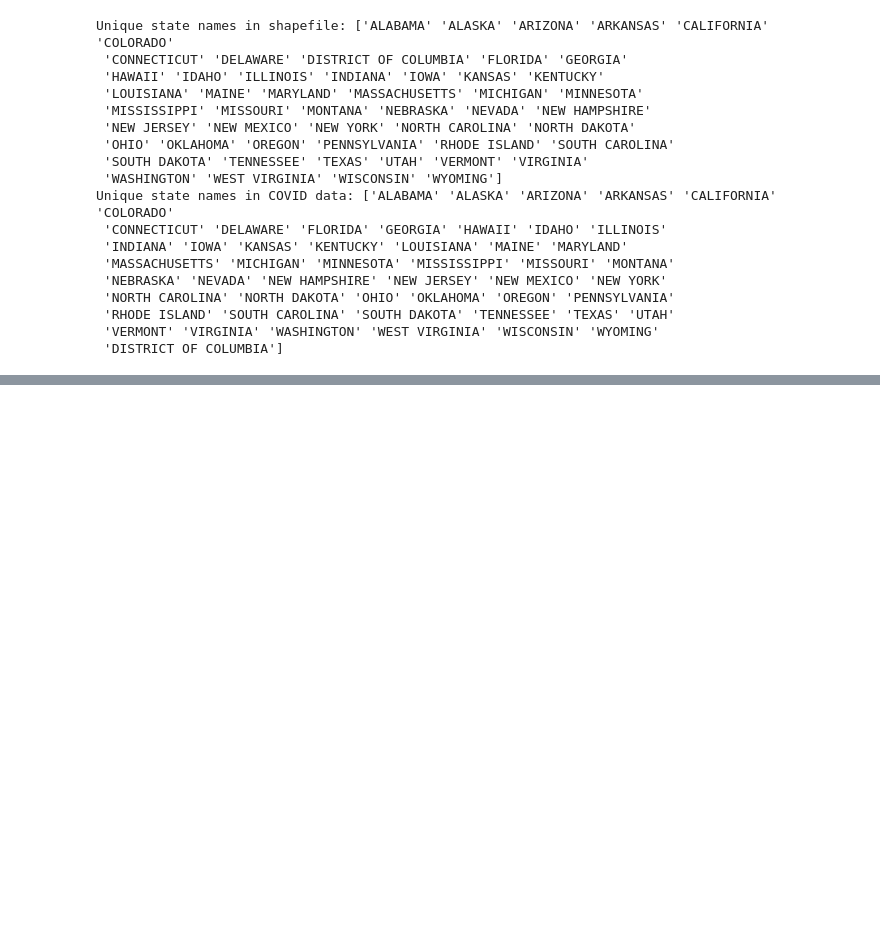
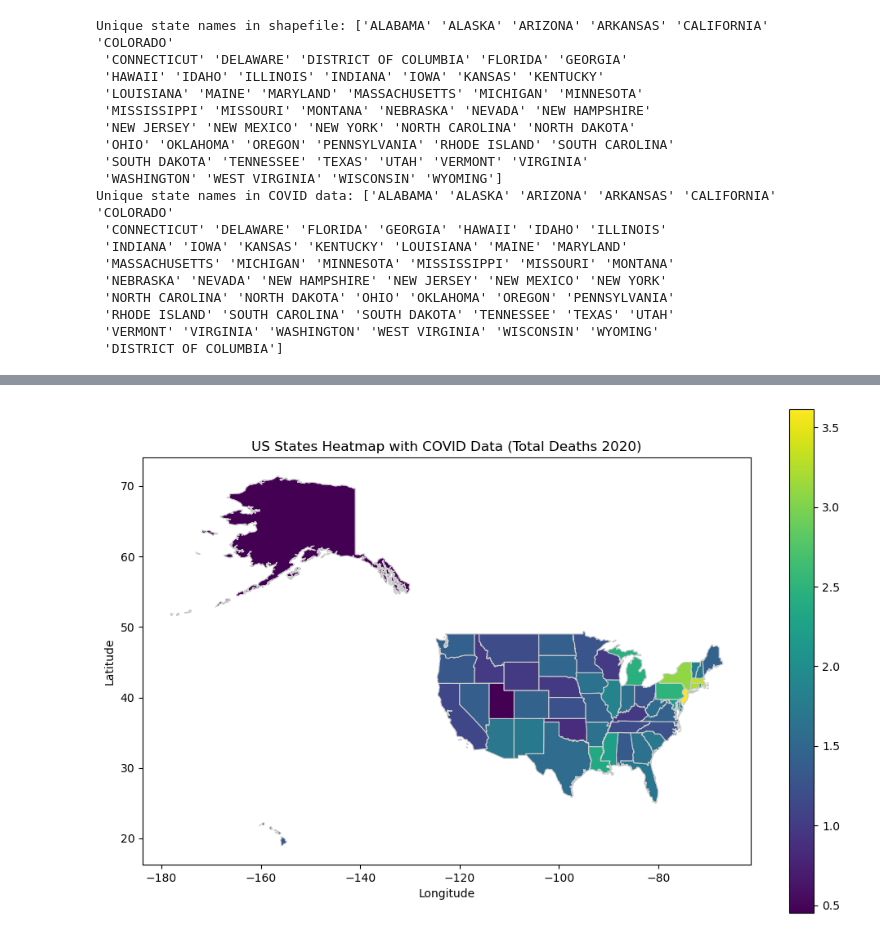
Before and after one commit to data-analyst05/UCberkeley_DA_group1, a Jupyter notebook: covid_deaths_2020.ipynb, the cells around one changed output, grey strips where cells are left out. Drawn from its saved outputs; the diff is of its cells as text; code cells hidden in the pictures; blank space fills up the shorter version.

```diff
--- a/covid_deaths_2020.ipynb
+++ b/covid_deaths_2020.ipynb
@@ -399,0 +429,22 @@ plt.show()
+# %%
+import geopandas as gpd
+import matplotlib.pyplot as plt
+
+# Merge the COVID data with the US states GeoDataFrame based on 'State_Name'
+merged_gdf = us_states_gdf.merge(covid_deaths_2020_df, left_on='State_Name', right_on='State', how='left')
+
+# Create a figure and axis
+fig, ax = plt.subplots(1, 1, figsize=(12, 8))
+
+# Plot the US states with color-coding based on COVID data (e.g., Total Deaths 2020)
+merged_gdf.plot(column='Total Deaths 2020', cmap='viridis', linewidth=0.8, ax=ax, edgecolor='0.8', legend=True)
+
+# Set plot title and labels
+ax.set_title('US States Heatmap with COVID Data (Total Deaths 2020)')
+ax.set_xlabel('Longitude')
+ax.set_ylabel('Latitude')
+
+# Show the plot
+plt.show()
+# %% [output]
+[figure, added]
```
Also changed, not shown: parts of 2 cells of this notebook, 1 other file.
